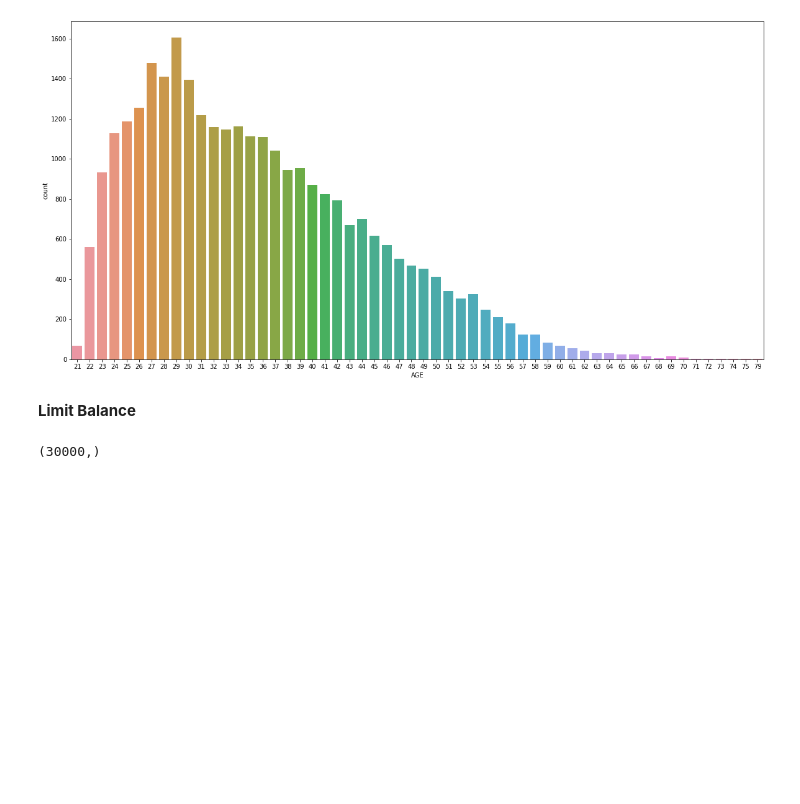
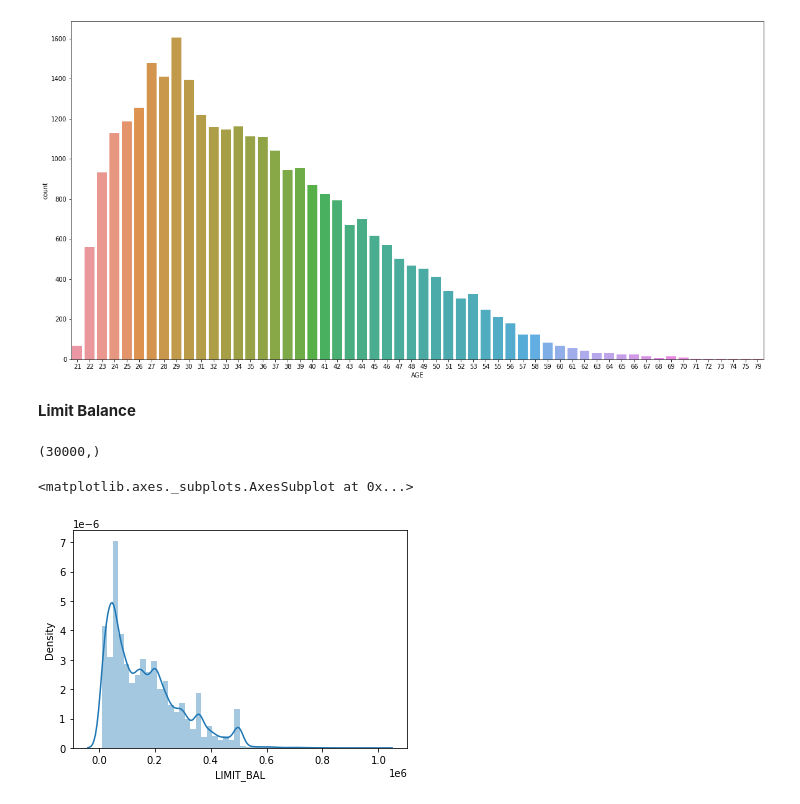
Before and after one commit to thisisraj57/Credit_Card_Default_Prediction_Capstone_Project, a Jupyter notebook: Credit_Card_Default_Prediction_Capstone_Project.ipynb, the cells around one changed output. Cells and saved outputs as stored; diff of their text form; code cells hidden in the pictures; blank space fills up the shorter version.

```diff
--- a/Credit_Card_Default_Prediction_Capstone_Project.ipynb
+++ b/Credit_Card_Default_Prediction_Capstone_Project.ipynb
@@ -309,3 +309,8 @@ plt.show()
 df['LIMIT_BAL'].shape
 # %% [output]
 (30000,)
+# %%
+sns.distplot(df['LIMIT_BAL'], kde=True)
+# %% [output]
+<matplotlib.axes._subplots.AxesSubplot at 0x...>
+[figure, added]
```
Also changed, not shown: parts of 152 cells of this notebook.
